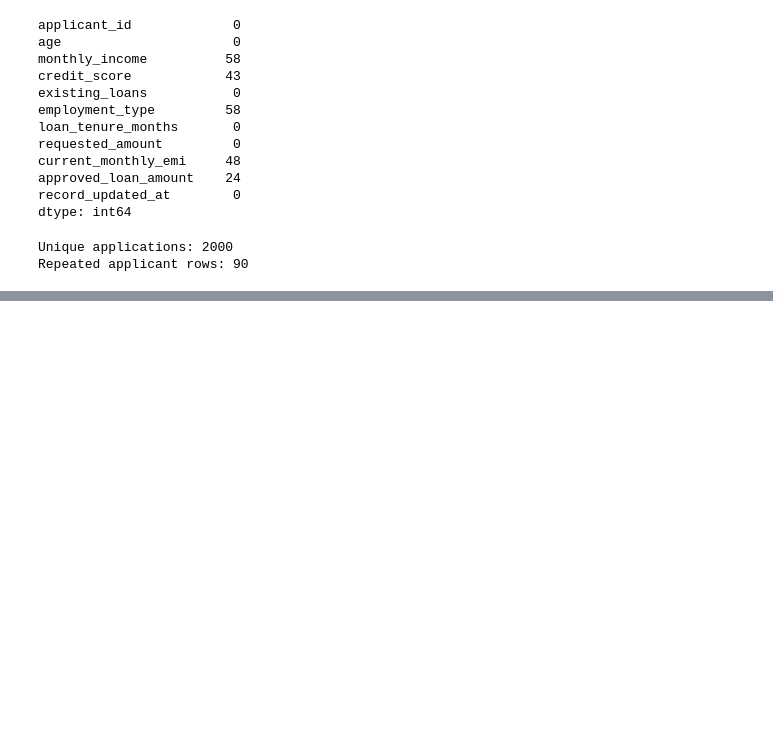
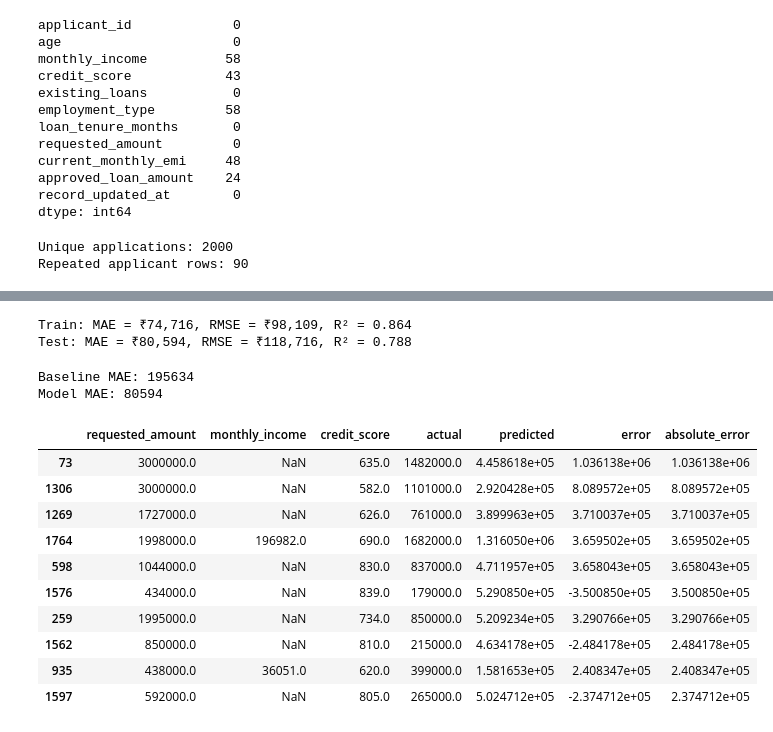
Before and after one commit to rashmi8kumari/loan-amount-prediction-linear-regression, a Jupyter notebook: loan_amount_prediction_linear_regression.ipynb, the cells around one changed output, grey strips where cells are left out. Saved outputs shown, nothing was run; the diff lists cells and outputs as text; code cells hidden in the pictures; blank space fills up the shorter version.

Commit message:
linear reg model is completed

```diff
--- a/loan_amount_prediction_linear_regression.ipynb
+++ b/loan_amount_prediction_linear_regression.ipynb
@@ -63,0 +238,8 @@ Repeated applicant rows: 90
+# %%
+df.loc[df["age"] <= 0, "age"] = np.nan
+df.loc[df["monthly_income"] <= 0, "monthly_income"] = np.nan
+df.loc[df["requested_amount"] <= 0, "requested_amount"] = np.nan
+df.loc[df["current_monthly_emi"] < 0, "current_monthly_emi"] = np.nan
+df.loc[df["approved_loan_amount"] <= 0, "approved_loan_amount"] = np.nan
+
+print(df.isna().sum())
@@ -63,0 +351,15 @@ Repeated applicant rows: 90
+# %%
+from sklearn.linear_model import LinearRegression
+
+model = Pipeline([
+    ("preprocessing", preprocessor),
+    ("regression", LinearRegression())
+])
+
+model.fit(X_train, y_train)
+
+train_pred = model.predict(X_train)
+test_pred = model.predict(X_test)
+
+print("First 5 actual amounts:", y_test.iloc[:5].to_numpy())
+print("First 5 predictions:", test_pred[:5].round(0))
@@ -63,0 +400,8 @@ Repeated applicant rows: 90
+# %%
+model.fit(X_train, y_train)
+
+train_pred = model.predict(X_train)
+test_pred = model.predict(X_test)
+
+print("First 5 actual amounts:", y_test.iloc[:5].to_numpy())
+print("First 5 predictions:", test_pred[:5].round(0))
@@ -63,0 +411,48 @@ Repeated applicant rows: 90
+# %%
+from sklearn.metrics import mean_absolute_error, mean_squared_error, r2_score
+
+for name, actual, predicted in [
+    ("Train", y_train, train_pred),
+    ("Test", y_test, test_pred)
+]:
+    mae = mean_absolute_error(actual, predicted)
+    rmse = np.sqrt(mean_squared_error(actual, predicted))
+    r2 = r2_score(actual, predicted)
+
+    print(f"{name}: MAE = ₹{mae:,.0f}, RMSE = ₹{rmse:,.0f}, R² = {r2:.3f}")
+# %% [output]
+Train: MAE = ₹74,716, RMSE = ₹98,109, R² = 0.864
+Test: MAE = ₹80,594, RMSE = ₹118,716, R² = 0.788
+# %%
+baseline_pred = np.full(len(y_test), y_train.mean())
+
+print("Baseline MAE:", round(mean_absolute_error(y_test, baseline_pred)))
+print("Model MAE:", round(mean_absolute_error(y_test, test_pred)))
+# %% [output]
+Baseline MAE: 195634
+Model MAE: 80594
+# %%
+results = X_test.copy()
+results["actual"] = y_test
+results["predicted"] = test_pred
+results["error"] = results["actual"] - results["predicted"]
+results["absolute_error"] = results["error"].abs()
+
+display(
+    results.sort_values("absolute_error", ascending=False)
+           [["requested_amount", "monthly_income", "credit_score",
+             "actual", "predicted", "error", "absolute_error"]]
+           .head(10)
+)
+# %% [output]
+|  | requested_amount | monthly_income | credit_score | actual | predicted | error | absolute_error |
+| 73 | 3000000.0 | NaN | 635.0 | 1482000.0 | 4.458618e+05 | 1.036138e+06 | 1.036138e+06 |
+| 1306 | 3000000.0 | NaN | 582.0 | 1101000.0 | 2.920428e+05 | 8.089572e+05 | 8.089572e+05 |
+| 1269 | 1727000.0 | NaN | 626.0 | 761000.0 | 3.899963e+05 | 3.710037e+05 | 3.710037e+05 |
+| 1764 | 1998000.0 | 196982.0 | 690.0 | 1682000.0 | 1.316050e+06 | 3.659502e+05 | 3.659502e+05 |
+| 598 | 1044000.0 | NaN | 830.0 | 837000.0 | 4.711957e+05 | 3.658043e+05 | 3.658043e+05 |
+| 1576 | 434000.0 | NaN | 839.0 | 179000.0 | 5.290850e+05 | -3.500850e+05 | 3.500850e+05 |
+| 259 | 1995000.0 | NaN | 734.0 | 850000.0 | 5.209234e+05 | 3.290766e+05 | 3.290766e+05 |
+| 1562 | 850000.0 | NaN | 810.0 | 215000.0 | 4.634178e+05 | -2.484178e+05 | 2.484178e+05 |
+| 935 | 438000.0 | 36051.0 | 620.0 | 399000.0 | 1.581653e+05 | 2.408347e+05 | 2.408347e+05 |
+| 1597 | 592000.0 | NaN | 805.0 | 265000.0 | 5.024712e+05 | -2.374712e+05 | 2.374712e+05 |
```
Also changed, not shown: parts of 20 cells of this notebook.
